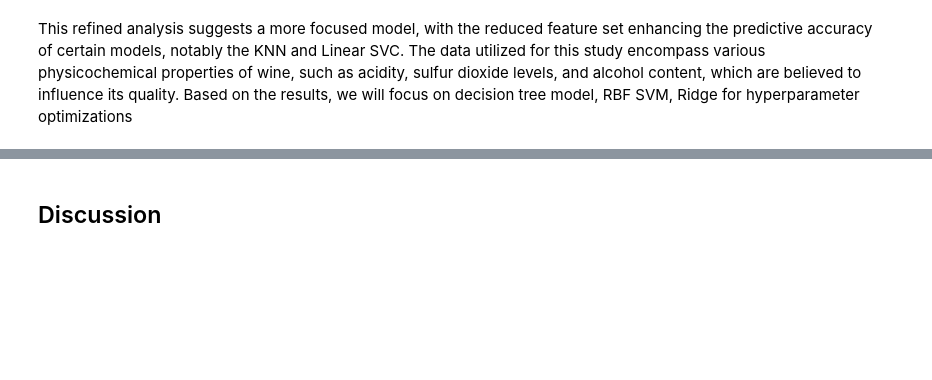
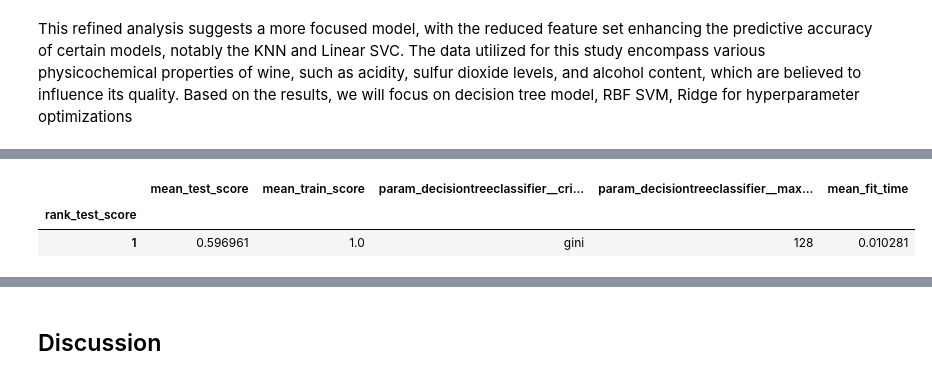
Before and after one commit to UBC-MDS/Red-Wine-Quality-Prediction, a Jupyter notebook: red_wine_quality_prediction_report.ipynb, the cells around one changed output, grey strips where cells are left out. Cells and saved outputs as stored; diff of their text form; code cells hidden in the pictures; blank space fills up the shorter version.

```diff
--- a/red_wine_quality_prediction_report.ipynb
+++ b/red_wine_quality_prediction_report.ipynb
@@ -408,0 +495,12 @@ Based on the results, we will focus on decision tree model, RBF SVM, Ridge for h
+# %%
+#Decision Tree Tuning
+pipe_dt = make_pipeline(StandardScaler(), DecisionTreeClassifier())
+
+dt_param_grid = {
+    "decisiontreeclassifier__criterion": ['gini', 'entropy'],
+    "decisiontreeclassifier__max_depth": 2 ** np.arange(8)
+}
+
+dt_gs = GridSearchCV(pipe_dt, param_grid=dt_param_grid, n_jobs=-1, return_train_score=True)
+# %%
+dt_gs.fit(X_train, y_train)
@@ -408,0 +516,17 @@ Based on the results, we will focus on decision tree model, RBF SVM, Ridge for h
+# %%
+dt_df = (pd.DataFrame(dt_gs.cv_results_)[
+    [
+        "mean_test_score",
+        "mean_train_score",
+        "param_decisiontreeclassifier__criterion",
+        "param_decisiontreeclassifier__max_depth",
+        "mean_fit_time",
+        "rank_test_score",
+    ]
+].set_index("rank_test_score").sort_index())
+# %%
+dt_df.head(1)
+# %% [output]
+|  | mean_test_score | mean_train_score | param_decisiontreeclassifier__cri... | param_decisiontreeclassifier__max... | mean_fit_time |
+| rank_test_score |  |  |  |  |  |
+| 1 | 0.596961 | 1.0 | gini | 128 | 0.010281 |
```
Also changed, not shown: parts of 28 cells of this notebook, 1 other file.
